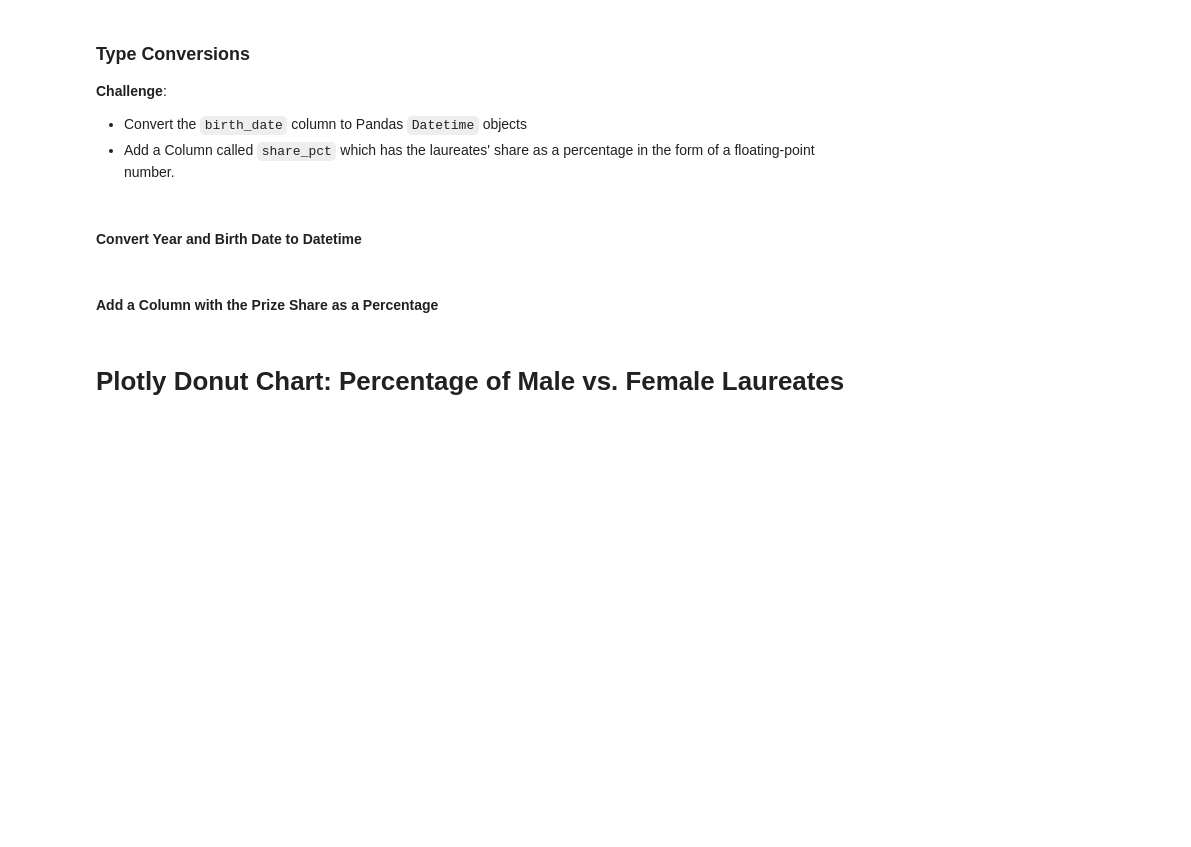
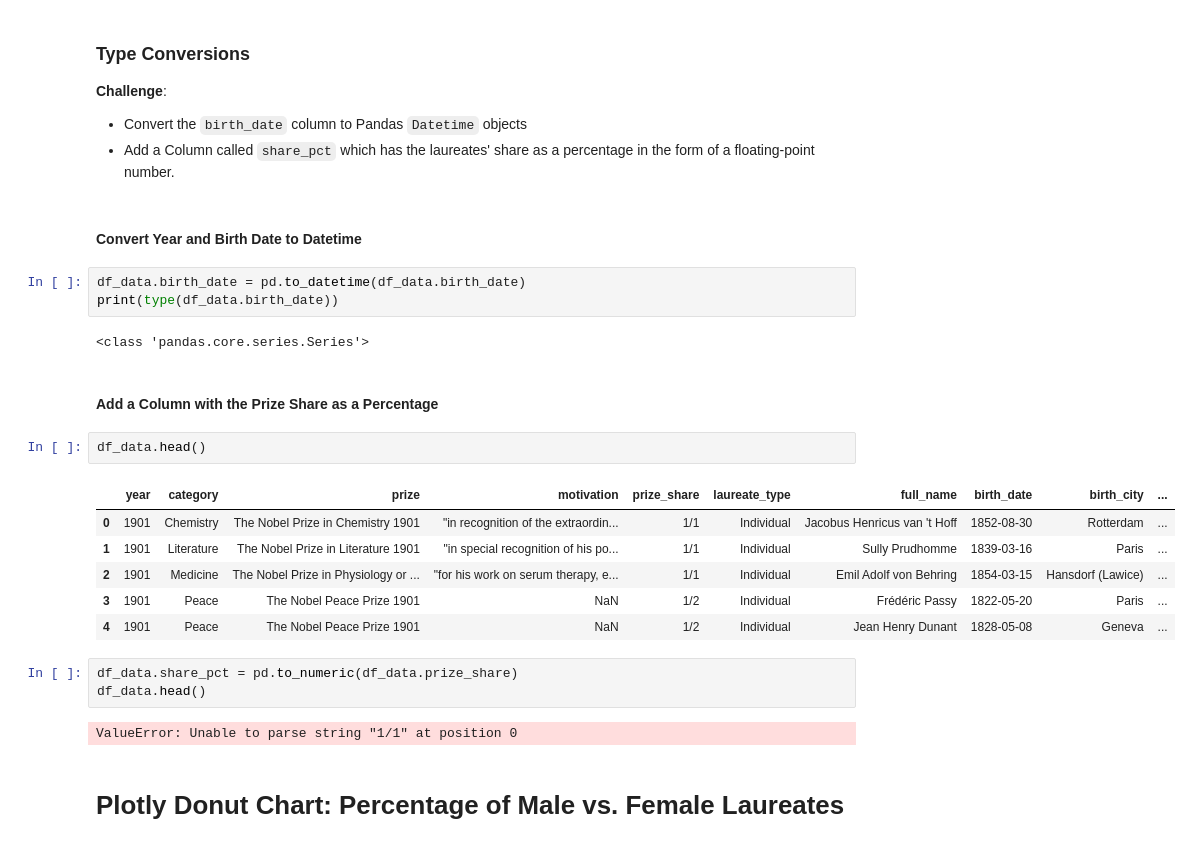
Before and after one commit to Berkayclk06/NobelPrizeAnalysisEx, a Jupyter notebook: Nobel_Prize_Analysis_(start).ipynb, the cells around one changed output. Drawn from its saved outputs; the diff is of its cells as text; blank space fills up the shorter version.

```diff
--- a/Nobel_Prize_Analysis_(start).ipynb
+++ b/Nobel_Prize_Analysis_(start).ipynb
@@ -63,8 +147,27 @@ Caveats: The exact birth dates for Michael Houghton, Venkatraman Ramakrishnan, a
 * Add a Column called `share_pct` which has the laureates' share as a percentage in the form of a floating-point number.
 # %% [markdown]
 #### Convert Year and Birth Date to Datetime
+# %%
+df_data.birth_date = pd.to_datetime(df_data.birth_date)
+print(type(df_data.birth_date))
+# %% [output]
+<class 'pandas.core.series.Series'>
 # %% [markdown]
 #### Add a Column with the Prize Share as a Percentage
+# %%
+df_data.head()
+# %% [output]
+|  | year | category | prize | motivation | prize_share | laureate_type | full_name | birth_date | birth_city | ... |
+| 0 | 1901 | Chemistry | The Nobel Prize in Chemistry 1901 | "in recognition of the extraordin... | 1/1 | Individual | Jacobus Henricus van 't Hoff | 1852-08-30 | Rotterdam | ... |
+| 1 | 1901 | Literature | The Nobel Prize in Literature 1901 | "in special recognition of his po... | 1/1 | Individual | Sully Prudhomme | 1839-03-16 | Paris | ... |
+| 2 | 1901 | Medicine | The Nobel Prize in Physiology or ... | "for his work on serum therapy, e... | 1/1 | Individual | Emil Adolf von Behring | 1854-03-15 | Hansdorf (Lawice) | ... |
+| 3 | 1901 | Peace | The Nobel Peace Prize 1901 | NaN | 1/2 | Individual | Frédéric Passy | 1822-05-20 | Paris | ... |
+| 4 | 1901 | Peace | The Nobel Peace Prize 1901 | NaN | 1/2 | Individual | Jean Henry Dunant | 1828-05-08 | Geneva | ... |
+# %%
+df_data.share_pct = pd.to_numeric(df_data.prize_share)
+df_data.head()
+# %% [output]
+ValueError: Unable to parse string "1/1" at position 0
 # %% [markdown]
 # Plotly Donut Chart: Percentage of Male vs. Female Laureates
 # %% [markdown]
```
Also changed, not shown: parts of 8 cells of this notebook.
